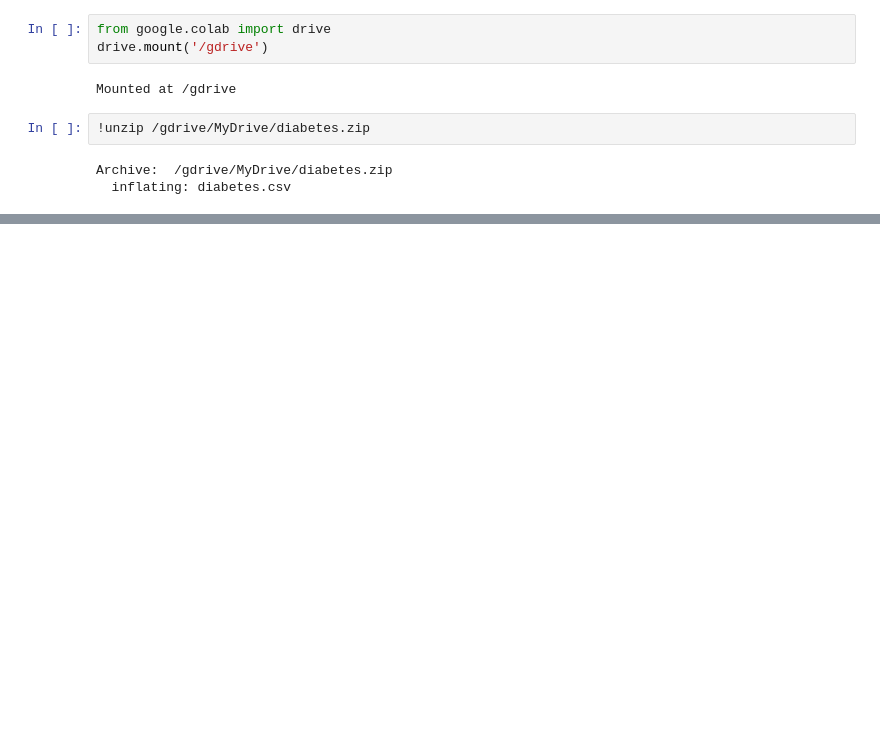
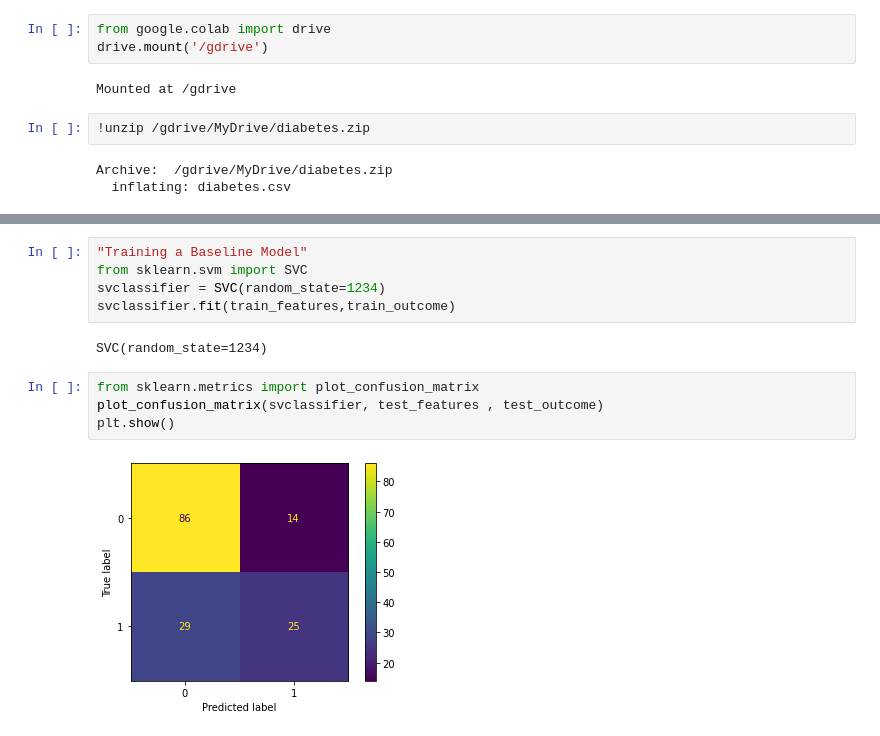
Before and after one commit to giovannidispoto/machine-and-deep-learning-playground, a Jupyter notebook: Diabetes.ipynb, the cells around one changed output, grey strips where cells are left out. Cells and saved outputs as stored; diff of their text form; blank space fills up the shorter version.

```diff
--- a/Diabetes.ipynb
+++ b/Diabetes.ipynb
@@ -228,0 +90,13 @@ Scored  0.8289473684210527 on test set
+# %%
+"Training a Baseline Model"
+from sklearn.svm import SVC
+svclassifier = SVC(random_state=1234)
+svclassifier.fit(train_features,train_outcome)
+# %% [output]
+SVC(random_state=1234)
+# %%
+from sklearn.metrics import plot_confusion_matrix
+plot_confusion_matrix(svclassifier, test_features , test_outcome)
+plt.show()
+# %% [output]
+[figure, added]
```
Also changed, not shown: parts of 50 cells of this notebook.
